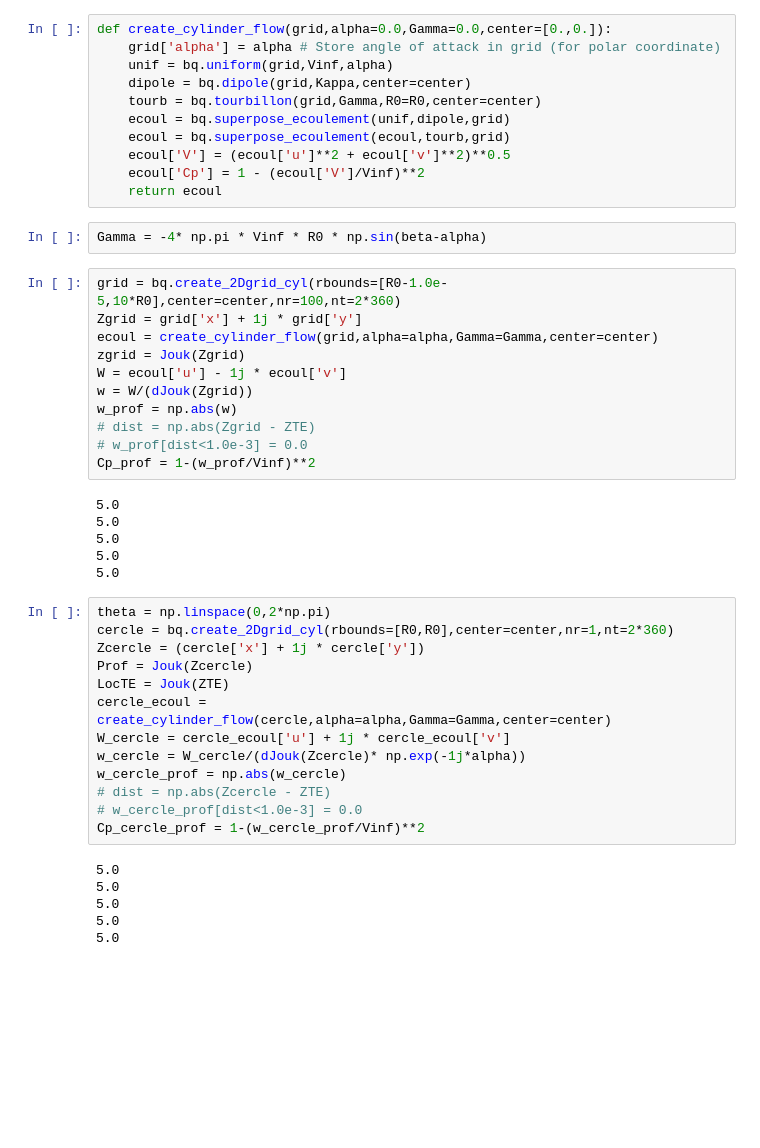
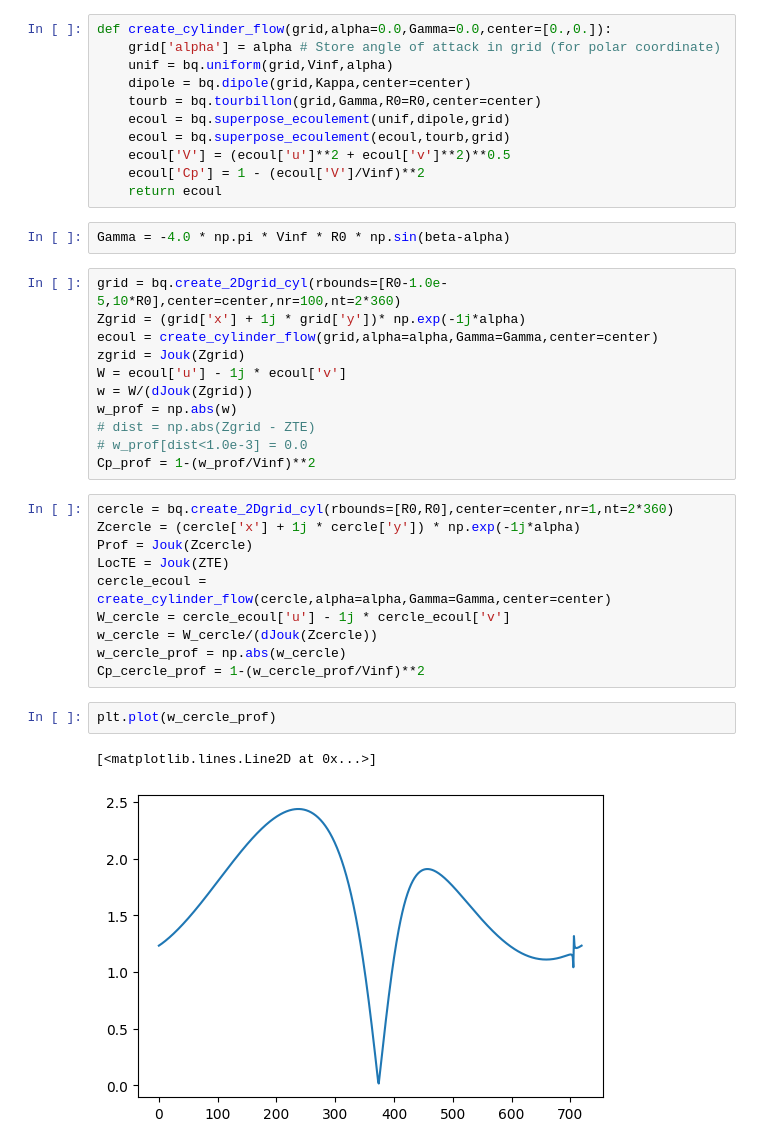
Before and after one commit to sanjosem/mec757_solutions, a Jupyter notebook: cours/Joukovski.ipynb, the cells around one changed output. Saved outputs shown, nothing was run; the diff lists cells and outputs as text; blank space fills up the shorter version.

```diff
--- a/cours/Joukovski.ipynb
+++ b/cours/Joukovski.ipynb
@@ -36,10 +36,10 @@ def create_cylinder_flow(grid,alpha=0.0,Gamma=0.0,center=[0.,0.]):
     ecoul['Cp'] = 1 - (ecoul['V']/Vinf)**2
     return ecoul
 # %%
-Gamma = -4* np.pi * Vinf * R0 * np.sin(beta-alpha)
+Gamma = -4.0 * np.pi * Vinf * R0 * np.sin(beta-alpha)
 # %%
 grid = bq.create_2Dgrid_cyl(rbounds=[R0-1.0e-5,10*R0],center=center,nr=100,nt=2*360)
-Zgrid = grid['x'] + 1j * grid['y']
+Zgrid = (grid['x'] + 1j * grid['y'])* np.exp(-1j*alpha)
 ecoul = create_cylinder_flow(grid,alpha=alpha,Gamma=Gamma,center=center)
 zgrid = Jouk(Zgrid)
 W = ecoul['u'] - 1j * ecoul['v']
@@ -48,31 +48,21 @@ w_prof = np.abs(w)
 # dist = np.abs(Zgrid - ZTE)
 # w_prof[dist<1.0e-3] = 0.0
 Cp_prof = 1-(w_prof/Vinf)**2
-# %% [output]
-5.0
-5.0
-5.0
-5.0
-5.0
 # %%
-theta = np.linspace(0,2*np.pi)
 cercle = bq.create_2Dgrid_cyl(rbounds=[R0,R0],center=center,nr=1,nt=2*360)
-Zcercle = (cercle['x'] + 1j * cercle['y'])
+Zcercle = (cercle['x'] + 1j * cercle['y']) * np.exp(-1j*alpha)
 Prof = Jouk(Zcercle)
 LocTE = Jouk(ZTE)
 cercle_ecoul = create_cylinder_flow(cercle,alpha=alpha,Gamma=Gamma,center=center)
-W_cercle = cercle_ecoul['u'] + 1j * cercle_ecoul['v']
-w_cercle = W_cercle/(dJouk(Zcercle)* np.exp(-1j*alpha))
+W_cercle = cercle_ecoul['u'] - 1j * cercle_ecoul['v']
+w_cercle = W_cercle/(dJouk(Zcercle))
 w_cercle_prof = np.abs(w_cercle)
-# dist = np.abs(Zcercle - ZTE)
-# w_cercle_prof[dist<1.0e-3] = 0.0
 Cp_cercle_prof = 1-(w_cercle_prof/Vinf)**2
-# %% [output]
-5.0
-5.0
-5.0
-5.0
-5.0
+# %%
+plt.plot(w_cercle_prof)
+# %% [output]
+[<matplotlib.lines.Line2D at 0x...>]
+[figure, added]
 # %%
 # contour of the cylinder (account for the AoA and the velocity speed)
 psi0 = -center[0]*Vinf*np.sin(alpha)+center[1]*Vinf*np.cos(alpha)
```
Also changed, not shown: parts of 5 cells of this notebook, 1 other file.
